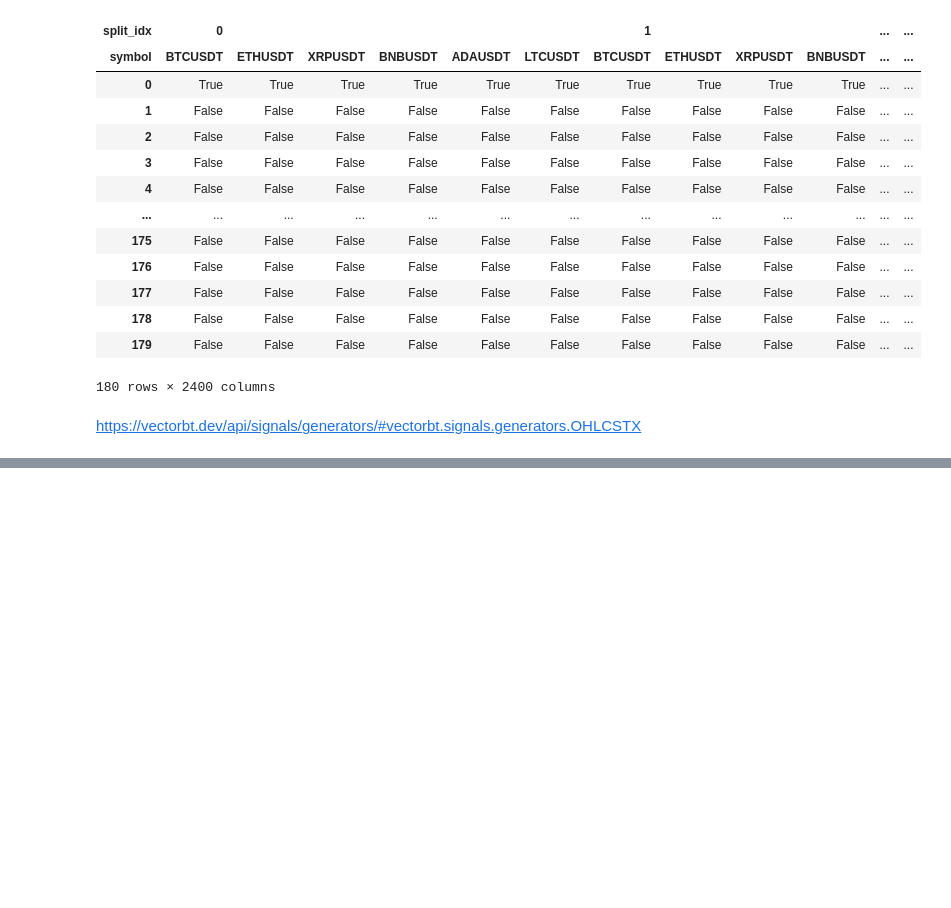
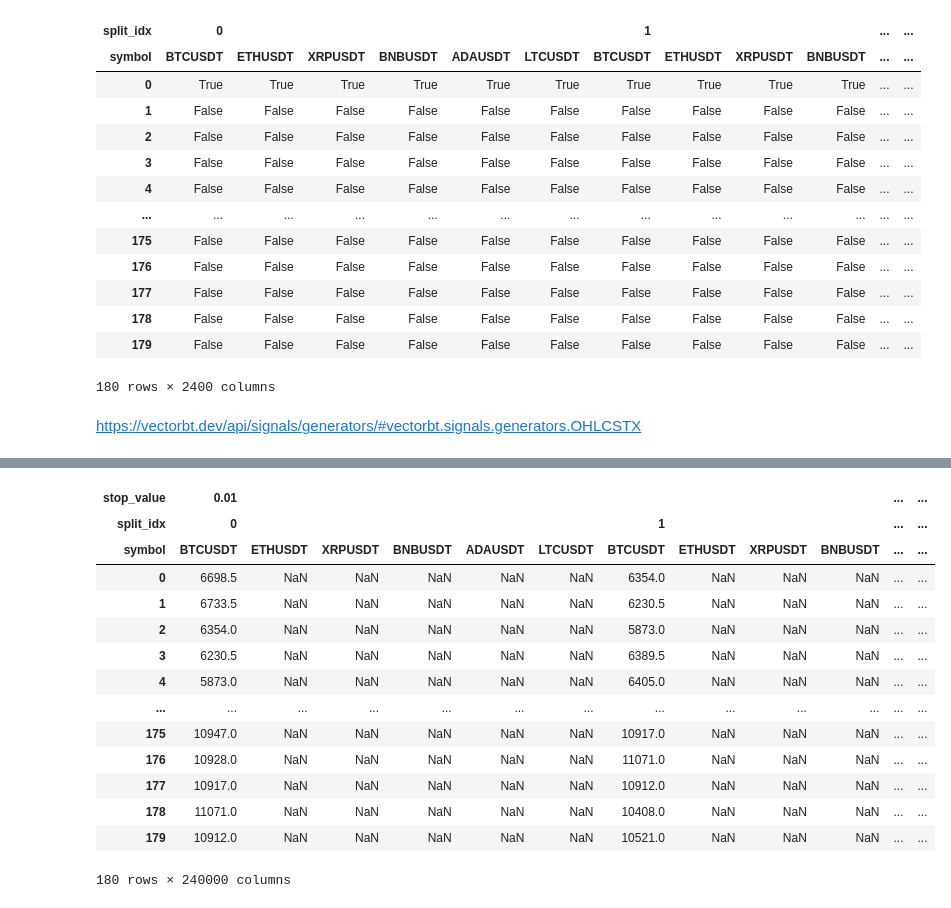
Before and after one commit to elpolini/sl-ts-tp-backtest, a Jupyter notebook: StopSignals.ipynb, the cells around one changed output, grey strips where cells are left out. Saved outputs shown, nothing was run; the diff lists cells and outputs as text; code cells hidden in the pictures; blank space fills up the shorter version.

```diff
--- a/StopSignals.ipynb
+++ b/StopSignals.ipynb
@@ -204,0 +195,15 @@ sl_ohlcstx = vbt.OHLCSTX.run(
+# %%
+slt_ohlcstx = vbt.OHLCSTX.run(
+    entries,
+    ohlcv_data["Open"],
+    ohlcv_data["High"],
+    ohlcv_data["Low"],
+    ohlcv_data["Close"],
+    sl_trail=list(stops),
+)
+slt_exits = slt_ohlcstx.exits.copy()
+slt_close = slt_ohlcstx.close.copy()
+slt_exits.vbt.rename_levels(
+    {'ohlcstx_tptrail': 'stop_value'}, strict=False)
+slt_close.vbt.rename_levels(
+    {'ohlcstx_tptrail': 'stop_value'}, strict=False)
@@ -204,0 +226,31 @@ sl_ohlcstx = vbt.OHLCSTX.run(
+# %%
+tp_ohlcstx = vbt.OHLCSTX.run(
+    entries,
+    ohlcv_data["Open"],
+    ohlcv_data["High"],
+    ohlcv_data["Low"],
+    ohlcv_data["Close"],
+    tp_stop=list(stops),
+)
+tp_exits = tp_ohlcstx.exits.copy()
+tp_close = tp_ohlcstx.close.copy()
+tp_exits.vbt.rename_levels(
+    {'ohlcstx_tp_stop': 'stop_value'}, strict=False)
+tp_close.vbt.rename_levels(
+    {'ohlcstx_tp_stop': 'stop_value'}, strict=False)
+# %% [output]
+| stop_value | 0.01 |  |  |  |  |  |  |  |  |  | ... | ... |
+| split_idx | 0 |  |  |  |  |  | 1 |  |  |  | ... | ... |
+| symbol | BTCUSDT | ETHUSDT | XRPUSDT | BNBUSDT | ADAUSDT | LTCUSDT | BTCUSDT | ETHUSDT | XRPUSDT | BNBUSDT | ... | ... |
+| 0 | 6698.5 | NaN | NaN | NaN | NaN | NaN | 6354.0 | NaN | NaN | NaN | ... | ... |
+| 1 | 6733.5 | NaN | NaN | NaN | NaN | NaN | 6230.5 | NaN | NaN | NaN | ... | ... |
+| 2 | 6354.0 | NaN | NaN | NaN | NaN | NaN | 5873.0 | NaN | NaN | NaN | ... | ... |
+| 3 | 6230.5 | NaN | NaN | NaN | NaN | NaN | 6389.5 | NaN | NaN | NaN | ... | ... |
+| 4 | 5873.0 | NaN | NaN | NaN | NaN | NaN | 6405.0 | NaN | NaN | NaN | ... | ... |
+| ... | ... | ... | ... | ... | ... | ... | ... | ... | ... | ... | ... | ... |
+| 175 | 10947.0 | NaN | NaN | NaN | NaN | NaN | 10917.0 | NaN | NaN | NaN | ... | ... |
+| 176 | 10928.0 | NaN | NaN | NaN | NaN | NaN | 11071.0 | NaN | NaN | NaN | ... | ... |
+| 177 | 10917.0 | NaN | NaN | NaN | NaN | NaN | 10912.0 | NaN | NaN | NaN | ... | ... |
+| 178 | 11071.0 | NaN | NaN | NaN | NaN | NaN | 10408.0 | NaN | NaN | NaN | ... | ... |
+| 179 | 10912.0 | NaN | NaN | NaN | NaN | NaN | 10521.0 | NaN | NaN | NaN | ... | ... |
+180 rows × 240000 columns
```
Also changed, not shown: parts of 6 cells of this notebook, 3 other files.
